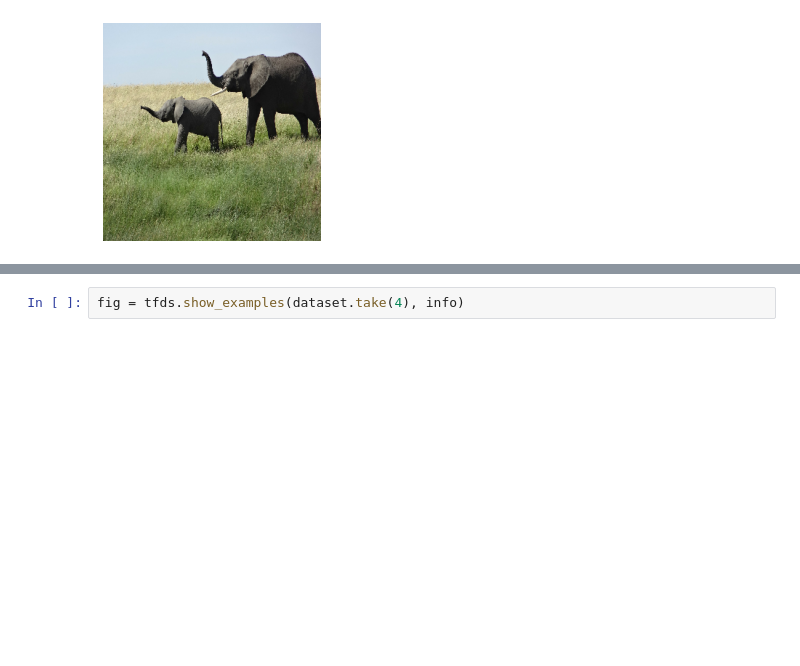
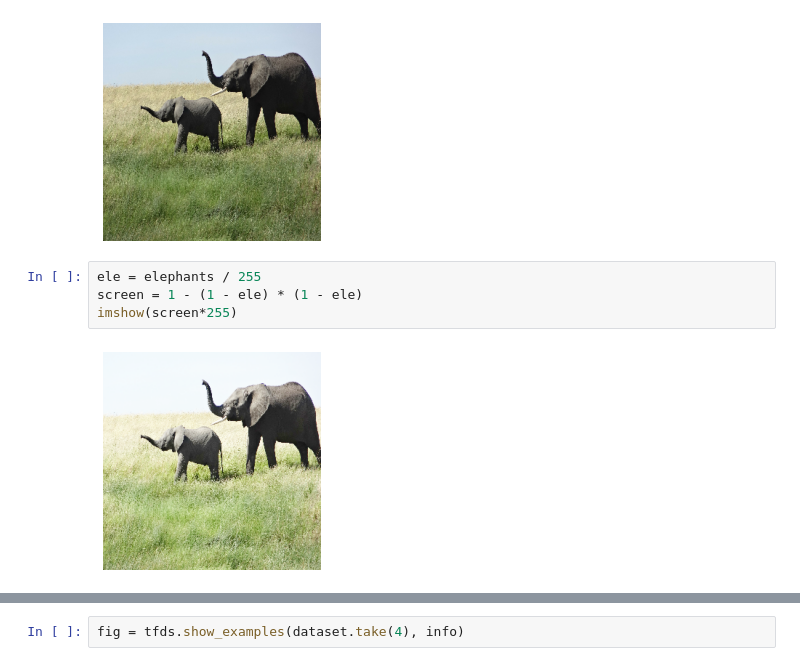
Before and after one commit to currymike123/Thesis_LDR, a Jupyter notebook: Research/Keras_Aug.ipynb, the cells around one changed output, grey strips where cells are left out. Drawn from its saved outputs; the diff is of its cells as text; blank space fills up the shorter version.

```diff
--- a/Research/Keras_Aug.ipynb
+++ b/Research/Keras_Aug.ipynb
@@ -47,4 +51,10 @@ elephants = tf.keras.utils.img_to_array(elephants)
 imshow(elephants)
 # %% [output]
 [figure]
+# %%
+ele = elephants / 255
+screen = 1 - (1 - ele) * (1 - ele)
+imshow(screen*255)
+# %% [output]
+[figure, added]
 # %%
```
Also changed, not shown: parts of 17 cells of this notebook.
